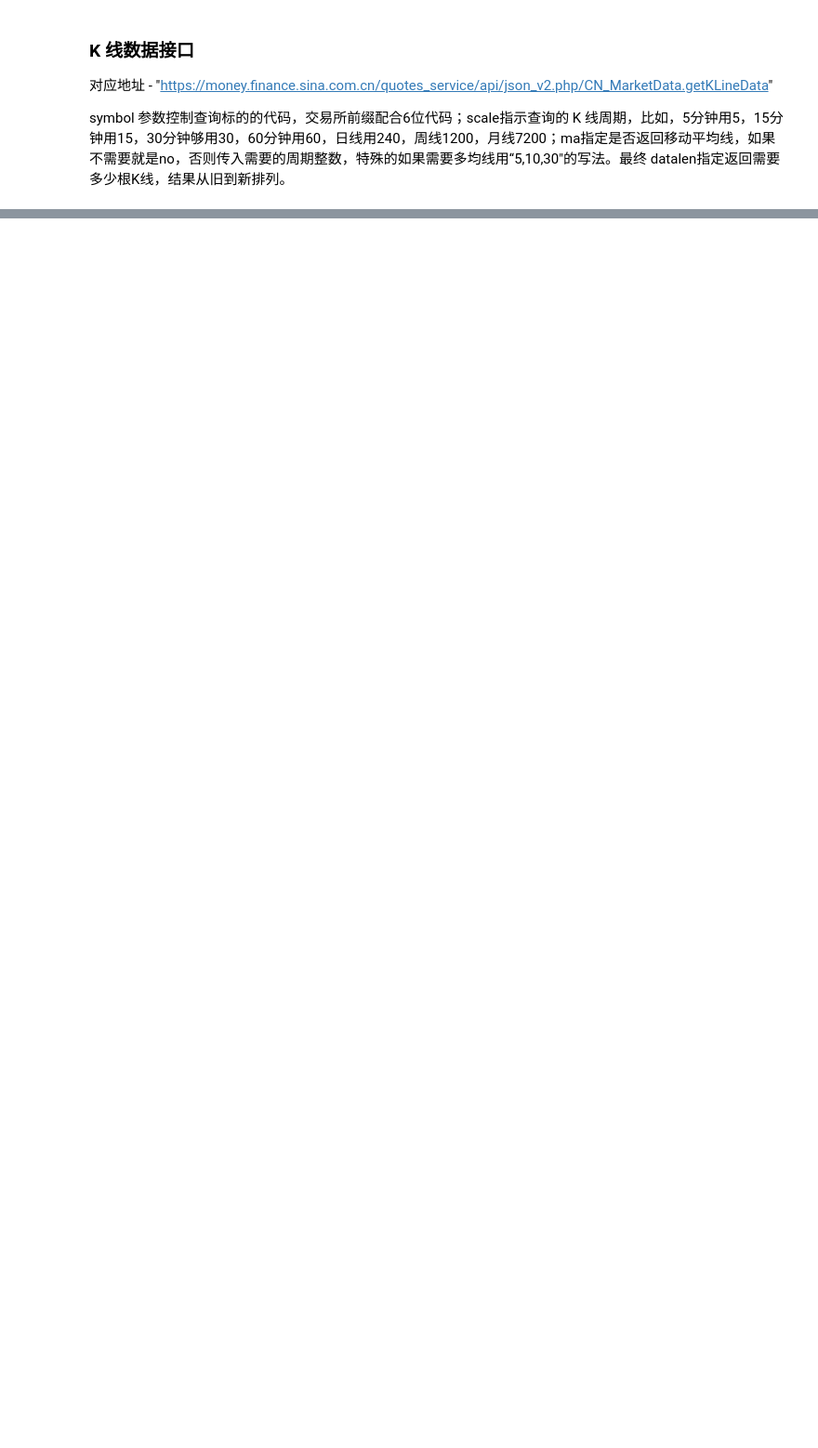
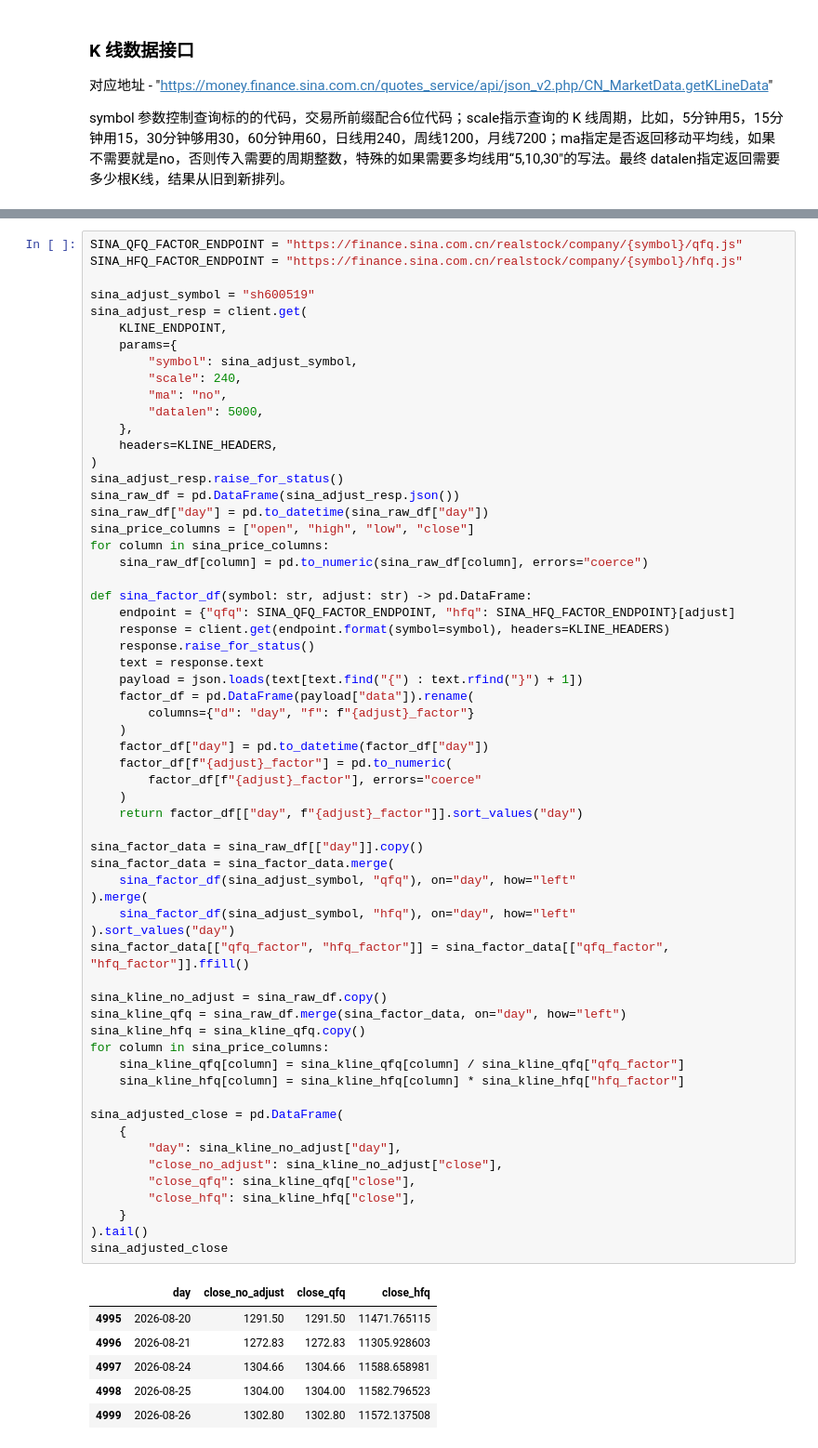
Before and after one commit to lixinqiany/mivy-trading, a Jupyter notebook: notebooks/sina-public-api-test.ipynb, the cells around one changed output, grey strips where cells are left out. Shown at 93% size. Drawn from its saved outputs; the diff is of its cells as text; blank space fills up the shorter version.

```diff
--- a/notebooks/sina-public-api-test.ipynb
+++ b/notebooks/sina-public-api-test.ipynb
@@ -218,0 +225,68 @@ kline_rows
+# %%
+SINA_QFQ_FACTOR_ENDPOINT = "https://finance.sina.com.cn/realstock/company/{symbol}/qfq.js"
+SINA_HFQ_FACTOR_ENDPOINT = "https://finance.sina.com.cn/realstock/company/{symbol}/hfq.js"
+
+sina_adjust_symbol = "sh600519"
+sina_adjust_resp = client.get(
+    KLINE_ENDPOINT,
+    params={
+        "symbol": sina_adjust_symbol,
+        "scale": 240,
+        "ma": "no",
+        "datalen": 5000,
+    },
+    headers=KLINE_HEADERS,
+)
+sina_adjust_resp.raise_for_status()
+sina_raw_df = pd.DataFrame(sina_adjust_resp.json())
+sina_raw_df["day"] = pd.to_datetime(sina_raw_df["day"])
+sina_price_columns = ["open", "high", "low", "close"]
+for column in sina_price_columns:
+    sina_raw_df[column] = pd.to_numeric(sina_raw_df[column], errors="coerce")
+
+def sina_factor_df(symbol: str, adjust: str) -> pd.DataFrame:
+    endpoint = {"qfq": SINA_QFQ_FACTOR_ENDPOINT, "hfq": SINA_HFQ_FACTOR_ENDPOINT}[adjust]
+    response = client.get(endpoint.format(symbol=symbol), headers=KLINE_HEADERS)
+    response.raise_for_status()
+    text = response.text
+    payload = json.loads(text[text.find("{") : text.rfind("}") + 1])
+    factor_df = pd.DataFrame(payload["data"]).rename(
+        columns={"d": "day", "f": f"{adjust}_factor"}
+    )
+    factor_df["day"] = pd.to_datetime(factor_df["day"])
+    factor_df[f"{adjust}_factor"] = pd.to_numeric(
+        factor_df[f"{adjust}_factor"], errors="coerce"
+    )
+    return factor_df[["day", f"{adjust}_factor"]].sort_values("day")
+
+sina_factor_data = sina_raw_df[["day"]].copy()
+sina_factor_data = sina_factor_data.merge(
+    sina_factor_df(sina_adjust_symbol, "qfq"), on="day", how="left"
+).merge(
+    sina_factor_df(sina_adjust_symbol, "hfq"), on="day", how="left"
+).sort_values("day")
+sina_factor_data[["qfq_factor", "hfq_factor"]] = sina_factor_data[["qfq_factor", "hfq_factor"]].ffill()
+
+sina_kline_no_adjust = sina_raw_df.copy()
+sina_kline_qfq = sina_raw_df.merge(sina_factor_data, on="day", how="left")
+sina_kline_hfq = sina_kline_qfq.copy()
+for column in sina_price_columns:
+    sina_kline_qfq[column] = sina_kline_qfq[column] / sina_kline_qfq["qfq_factor"]
+    sina_kline_hfq[column] = sina_kline_hfq[column] * sina_kline_hfq["hfq_factor"]
+
+sina_adjusted_close = pd.DataFrame(
+    {
+        "day": sina_kline_no_adjust["day"],
+        "close_no_adjust": sina_kline_no_adjust["close"],
+        "close_qfq": sina_kline_qfq["close"],
+        "close_hfq": sina_kline_hfq["close"],
+    }
+).tail()
+sina_adjusted_close
+# %% [output]
+|  | day | close_no_adjust | close_qfq | close_hfq |
+| 4995 | 2026-08-20 | 1291.50 | 1291.50 | 11471.765115 |
+| 4996 | 2026-08-21 | 1272.83 | 1272.83 | 11305.928603 |
+| 4997 | 2026-08-24 | 1304.66 | 1304.66 | 11588.658981 |
+| 4998 | 2026-08-25 | 1304.00 | 1304.00 | 11582.796523 |
+| 4999 | 2026-08-26 | 1302.80 | 1302.80 | 11572.137508 |
```
Also changed, not shown: parts of 17 cells of this notebook, 2 other files.
